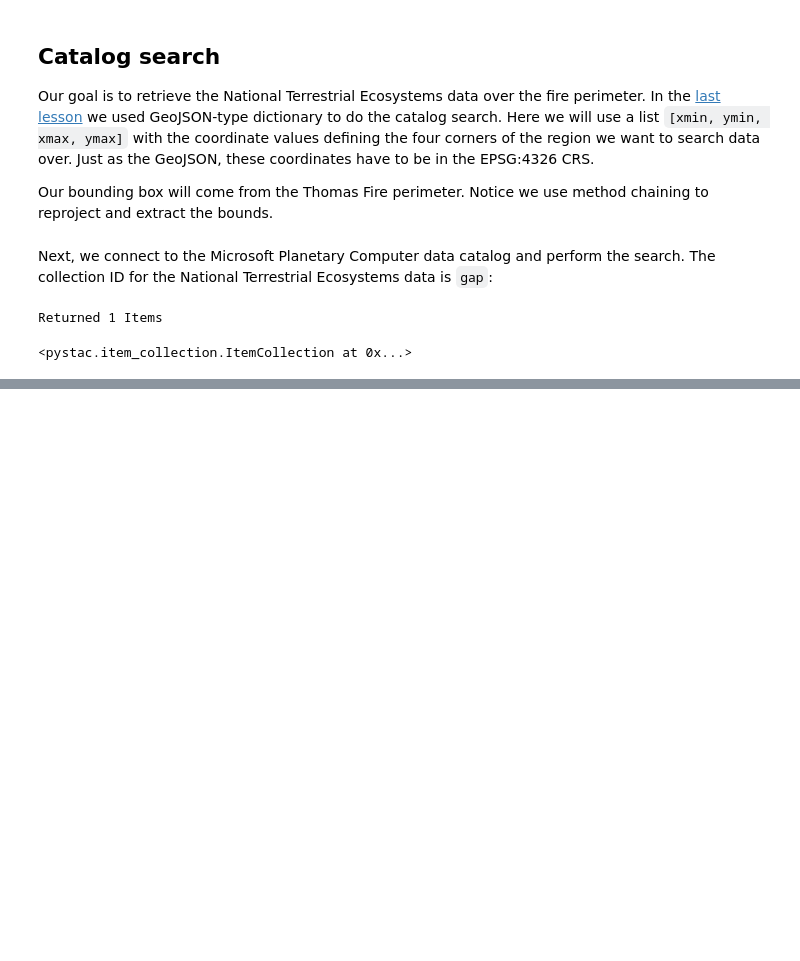
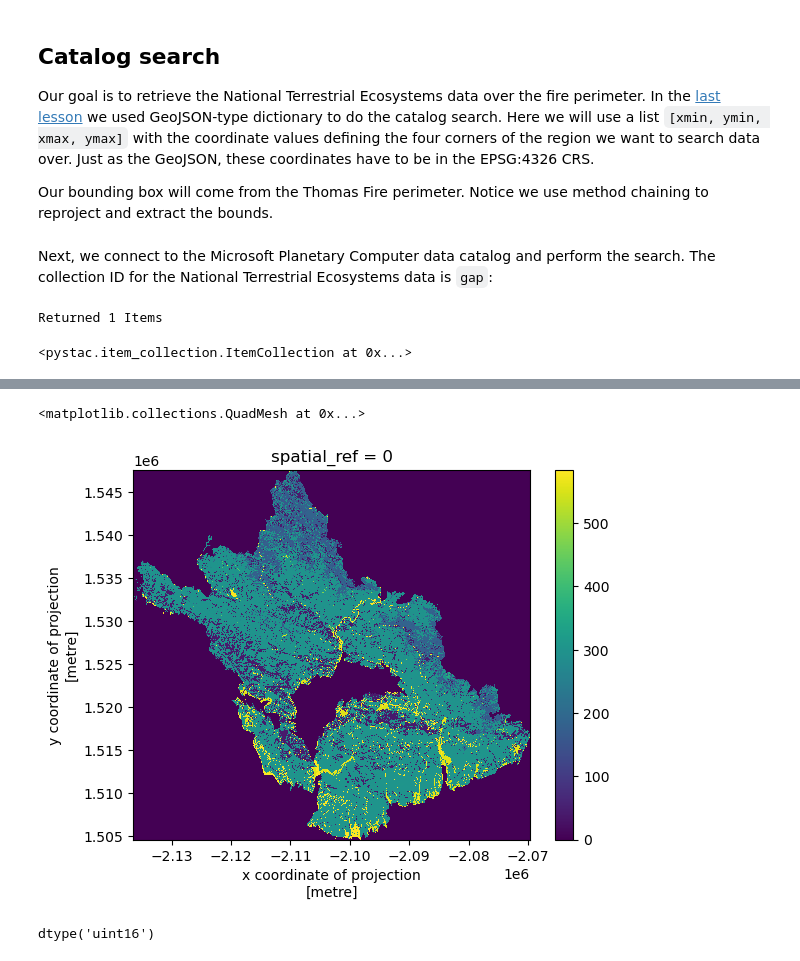
Before and after one commit to ceh58/eds220-2024-in-class, a Jupyter notebook: week-9-land-cover-stats-STUDENTS.ipynb, the cells around one changed output, grey strips where cells are left out. Drawn from its saved outputs; the diff is of its cells as text; code cells hidden in the pictures; blank space fills up the shorter version.

```diff
--- a/week-9-land-cover-stats-STUDENTS.ipynb
+++ b/week-9-land-cover-stats-STUDENTS.ipynb
@@ -85,0 +193,9 @@ Returned 1 Items
+# %%
+lulc_step2.plot()
+# %% [output]
+<matplotlib.collections.QuadMesh at 0x...>
+[figure, added]
+# %%
+lulc.dtype
+# %% [output]
+dtype('uint16')
```
Also changed, not shown: parts of 27 cells of this notebook.
